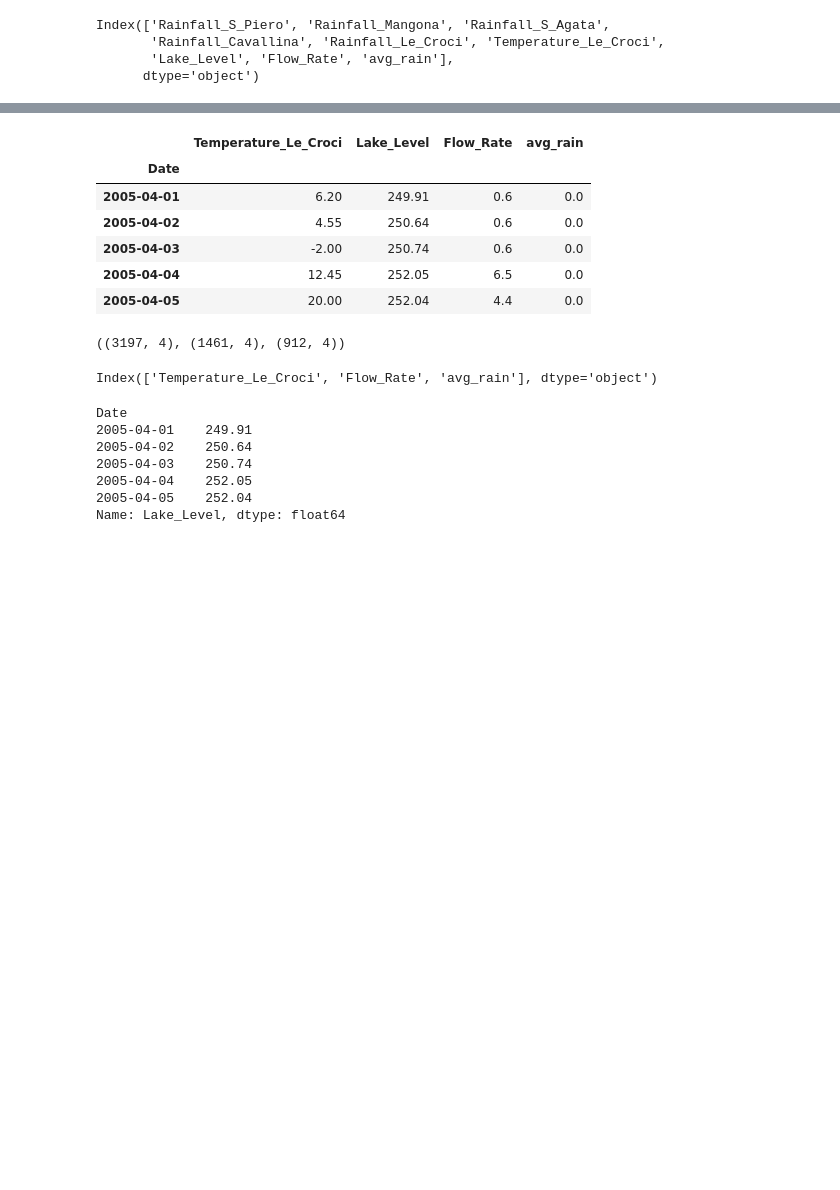
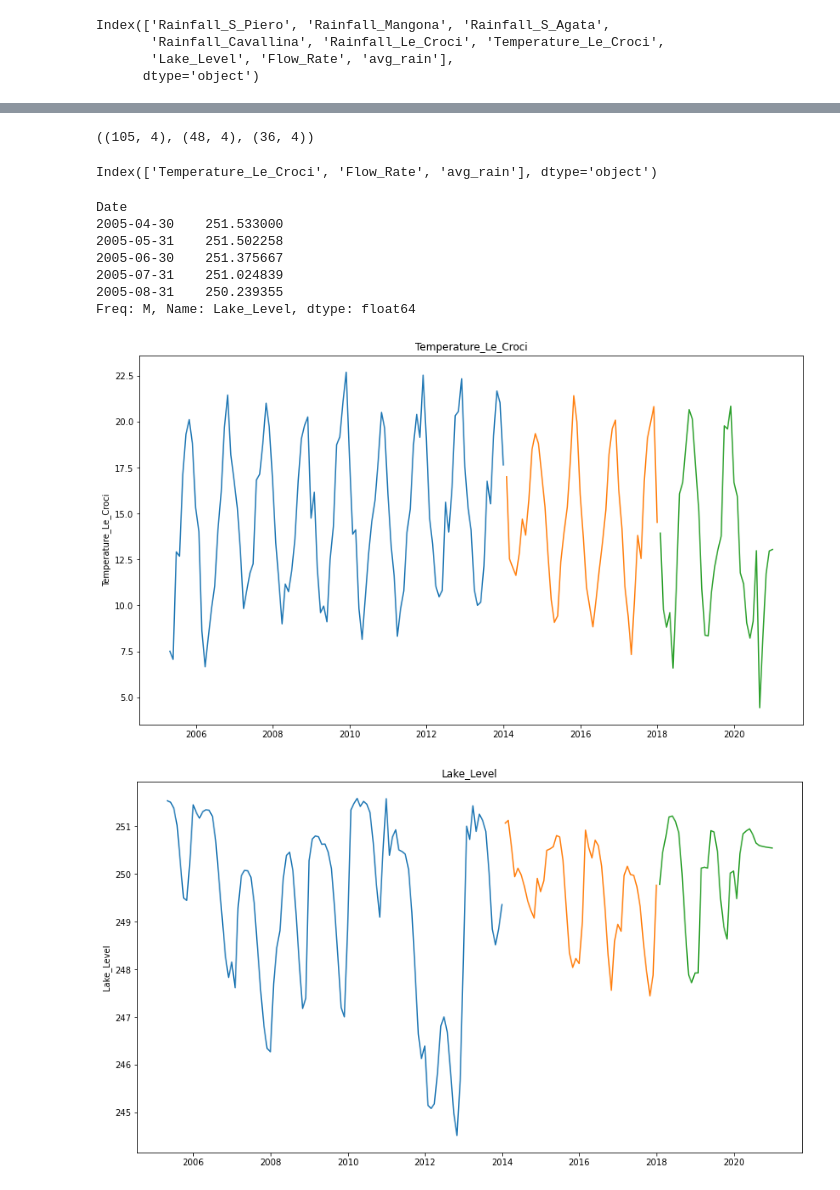
Before and after one commit to Jgardin875/individual_codeup_project, a Jupyter notebook: explore_model.ipynb, the cells around one changed output, grey strips where cells are left out. Saved outputs shown, nothing was run; the diff lists cells and outputs as text; code cells hidden in the pictures; blank space fills up the shorter version.

```diff
--- a/explore_model.ipynb
+++ b/explore_model.ipynb
@@ -218,10 +244,15 @@ lake_s.head(91)
 91 rows × 8 columns
 # %%
 lake_s = lake_s[lake_s.index >= '2005-04-01']
+# %%
+cat_col = lake_s.columns
+# %%
+stat_3m_s = []
 # %%
 for col in cat_col:
     print(col)
     print(stats.spearmanr(lake_s.Lake_Level, lake_s[col]))
+    stat_3m_s.append(stats.spearmanr(lake_s.Lake_Level, lake_s[col]))
 # %% [output]
 Rainfall_S_Piero
 SpearmanrResult(correlation=0.0761859250935103, pvalue=1.2487042427304309e-08)
@@ -316,15 +399,7 @@ lake_s.head()
 mod_col = lake_s.drop(columns = ['Rainfall_S_Piero', 'Rainfall_Mangona', 'Rainfall_S_Agata',
        'Rainfall_Cavallina', 'Rainfall_Le_Croci'])
 # %%
-mod_col.head()
+mod_col = mod_col.resample('M').mean()
-# %% [output]
-|  | Temperature_Le_Croci | Lake_Level | Flow_Rate | avg_rain |
-| Date |  |  |  |  |
-| 2005-04-01 | 6.20 | 249.91 | 0.6 | 0.0 |
-| 2005-04-02 | 4.55 | 250.64 | 0.6 | 0.0 |
-| 2005-04-03 | -2.00 | 250.74 | 0.6 | 0.0 |
-| 2005-04-04 | 12.45 | 252.05 | 6.5 | 0.0 |
-| 2005-04-05 | 20.00 | 252.04 | 4.4 | 0.0 |
 # %%
 train = mod_col[mod_col.index < '2014-01-01']
 validate = mod_col[(mod_col.index >= '2014-01-01') & (mod_col.index < '2018-01-01')]
@@ -341,7 +416,7 @@ testy = test.Lake_Level
 # %%
 train.shape, validate.shape, test.shape
 # %% [output]
-((3197, 4), (1461, 4), (912, 4))
+((105, 4), (48, 4), (36, 4))
 # %%
 trainx.columns
 # %% [output]
@@ -350,9 +425,21 @@ Index(['Temperature_Le_Croci', 'Flow_Rate', 'avg_rain'], dtype='object')
 trainy.head()
 # %% [output]
 Date
-2005-04-01    249.91
-2005-04-02    250.64
-2005-04-03    250.74
-2005-04-04    252.05
-2005-04-05    252.04
-Name: Lake_Level, dtype: float64
+2005-04-30    251.533000
+2005-05-31    251.502258
+2005-06-30    251.375667
+2005-07-31    251.024839
+2005-08-31    250.239355
+Freq: M, Name: Lake_Level, dtype: float64
+# %%
+for col in train.columns:
+    plt.figure(figsize=(14,8))
+    plt.plot(train[col])
+    plt.plot(validate[col])
+    plt.plot(test[col])
+    plt.ylabel(col)
+    plt.title(col)
+    plt.show()
+# %% [output]
+[figure, added]
+[figure, added]
```
Also changed, not shown: parts of 58 cells of this notebook, 3 other files.
